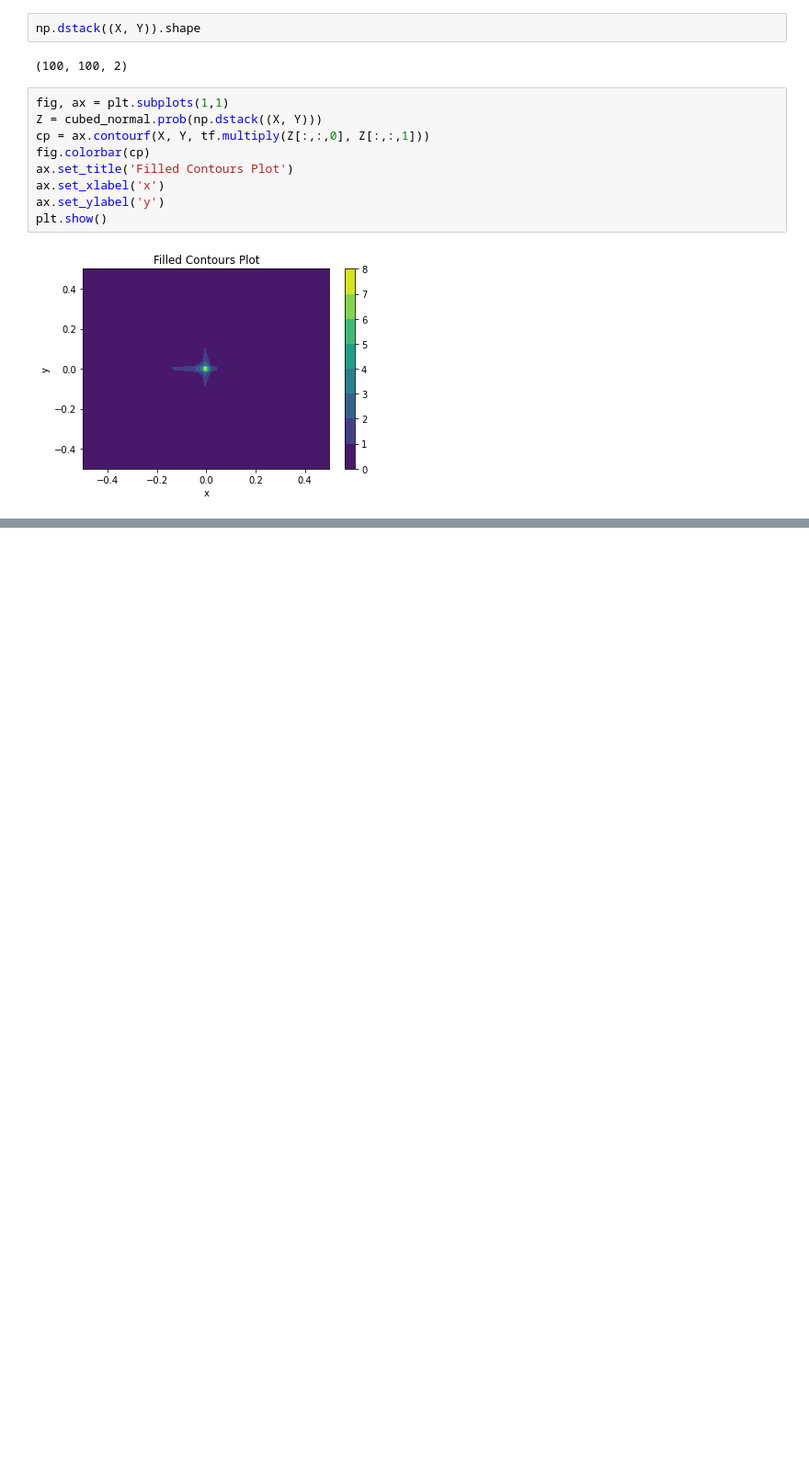
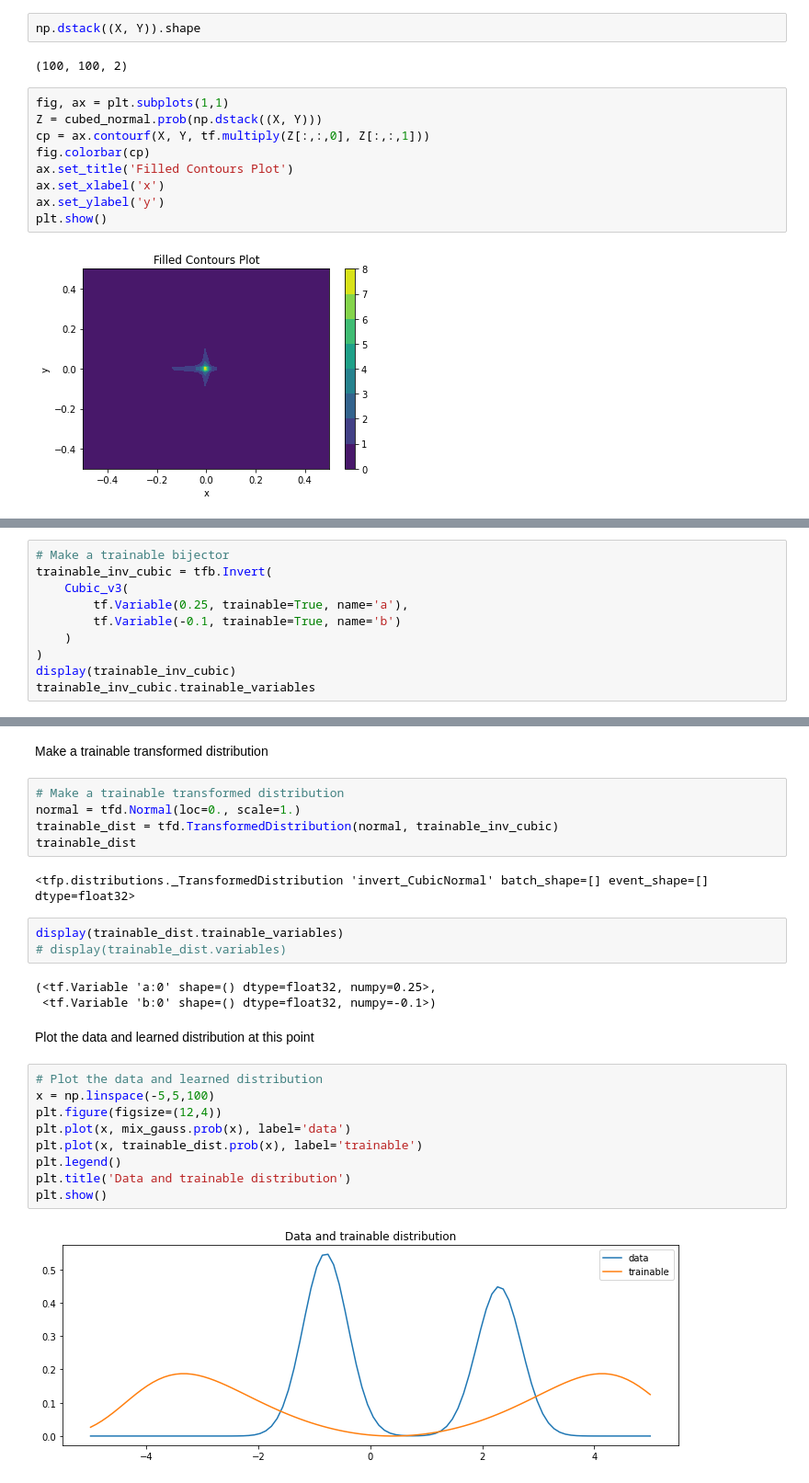
Before and after one commit to CyberPlayerOne/2021-TensorFlow_2_for_Deep_Learning_Specialization, a Jupyter notebook: probabilistic-deep-learning-with-tensorflow2/03_bijectors-and-normalising-flows/04_subclassing-bijectors/notebook.ipynb, the cells around one changed output, grey strips where cells are left out. Shown at 92% size. Saved outputs shown, nothing was run; the diff lists cells and outputs as text; blank space fills up the shorter version.

```diff
--- a/probabilistic-deep-learning-with-tensorflow2/03_bijectors-and-normalising-flows/04_subclassing-bijectors/notebook.ipynb
+++ b/probabilistic-deep-learning-with-tensorflow2/03_bijectors-and-normalising-flows/04_subclassing-bijectors/notebook.ipynb
@@ -407,0 +552,10 @@ plt.show()
+# %%
+# Make a trainable bijector
+trainable_inv_cubic = tfb.Invert(
+    Cubic_v3(
+        tf.Variable(0.25, trainable=True, name='a'),
+        tf.Variable(-0.1, trainable=True, name='b')
+    )
+)
+display(trainable_inv_cubic)
+trainable_inv_cubic.trainable_variables
@@ -407,0 +567,28 @@ plt.show()
+# %% [markdown]
+Make a trainable transformed distribution
+# %%
+# Make a trainable transformed distribution
+normal = tfd.Normal(loc=0., scale=1.)
+trainable_dist = tfd.TransformedDistribution(normal, trainable_inv_cubic)
+trainable_dist
+# %% [output]
+<tfp.distributions._TransformedDistribution 'invert_CubicNormal' batch_shape=[] event_shape=[] dtype=float32>
+# %%
+display(trainable_dist.trainable_variables)
+# display(trainable_dist.variables)
+# %% [output]
+(<tf.Variable 'a:0' shape=() dtype=float32, numpy=0.25>,
+ <tf.Variable 'b:0' shape=() dtype=float32, numpy=-0.1>)
+# %% [markdown]
+Plot the data and learned distribution at this point
+# %%
+# Plot the data and learned distribution
+x = np.linspace(-5,5,100)
+plt.figure(figsize=(12,4))
+plt.plot(x, mix_gauss.prob(x), label='data')
+plt.plot(x, trainable_dist.prob(x), label='trainable')
+plt.legend()
+plt.title('Data and trainable distribution')
+plt.show()
+# %% [output]
+[figure, added]
```
Also changed, not shown: parts of 21 cells of this notebook.
